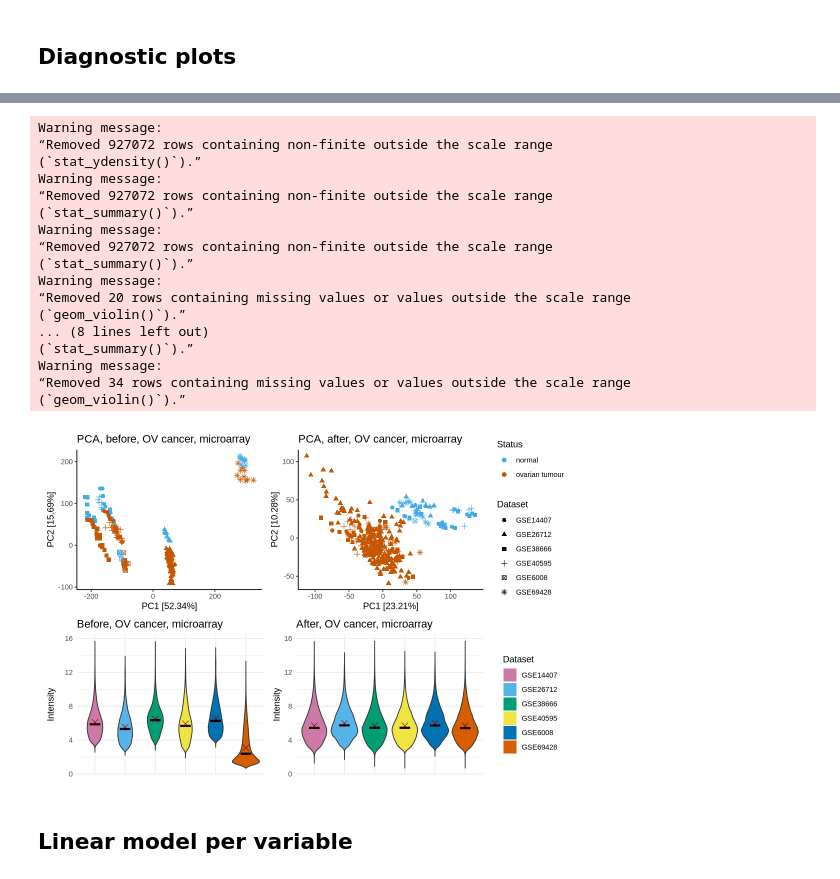
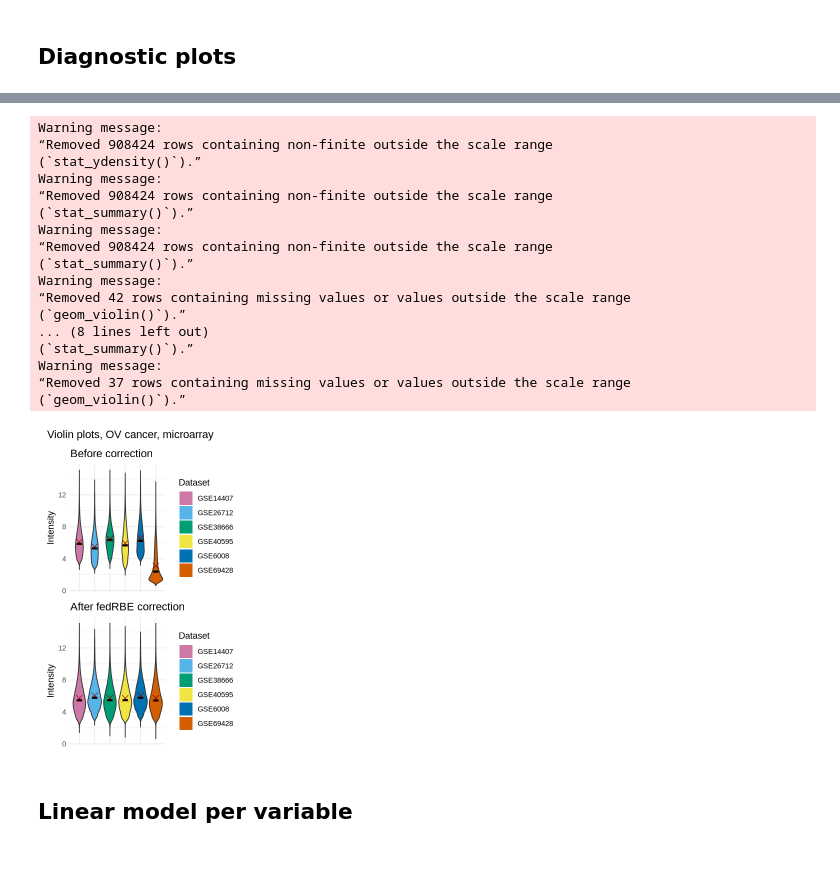
Before and after one commit to Freddsle/fedRBE, a Jupyter notebook: evaluation/evaluation_microarray.ipynb, the cells around one changed output, grey strips where cells are left out. Saved outputs shown, nothing was run; the diff lists cells and outputs as text; code cells hidden in the pictures.

```diff
--- a/evaluation/evaluation_microarray.ipynb
+++ b/evaluation/evaluation_microarray.ipynb
@@ -117,27 +155,38 @@ Warning message:
-# %%
-layout <- (pca_plot_uncorrected + pca_plot_corrected) / (boxplots_uncorrected | boxplots_corrected)
-
-options(repr.plot.width=9, repr.plot.height=6)
-layout
-# %% [output]
-Warning message:
-“Removed 927072 rows containing non-finite outside the scale range
-(`stat_ydensity()`).”
-Warning message:
-“Removed 927072 rows containing non-finite outside the scale range
-(`stat_summary()`).”
-Warning message:
-“Removed 927072 rows containing non-finite outside the scale range
-(`stat_summary()`).”
-Warning message:
-“Removed 20 rows containing missing values or values outside the scale range
-(`geom_violin()`).”
-... (8 lines left out)
-(`stat_summary()`).”
-Warning message:
-“Removed 34 rows containing missing values or values outside the scale range
-(`geom_violin()`).”
-[figure, removed]
+# %%
+boxplots_uncorrected <- boxplot_plot_groupped(sample_uncor, metadata,
+    title = paste("Before correction"),
+    quantitativeColumnName = "file",
+    color_col = "Dataset", remove_xnames = T, show_legend=T, y_limits = y_limits, cbPalette = cbPalette)
+boxplots_fed <- boxplot_plot_groupped(sample_fed, metadata,
+    title = paste("After fedRBE correction"),
+    quantitativeColumnName = "file",
+    color_col = "Dataset", remove_xnames = T, show_legend=T, y_limits = y_limits, cbPalette = cbPalette)
+
+
+options(repr.plot.width=3.5, repr.plot.height=5.5)
+layout <- boxplots_uncorrected /
+          boxplots_fed
+layout <- layout + plot_annotation("Violin plots, OV cancer, microarray")
+layout
+# %% [output]
+Warning message:
+“Removed 908424 rows containing non-finite outside the scale range
+(`stat_ydensity()`).”
+Warning message:
+“Removed 908424 rows containing non-finite outside the scale range
+(`stat_summary()`).”
+Warning message:
+“Removed 908424 rows containing non-finite outside the scale range
+(`stat_summary()`).”
+Warning message:
+“Removed 42 rows containing missing values or values outside the scale range
+(`geom_violin()`).”
+... (8 lines left out)
+(`stat_summary()`).”
+Warning message:
+“Removed 37 rows containing missing values or values outside the scale range
+(`geom_violin()`).”
+[figure, added]
 # %% [markdown]
 ##  Linear model per variable
 # %% [markdown]
```
Also changed, not shown: parts of 16 cells of this notebook, 50 other files.
